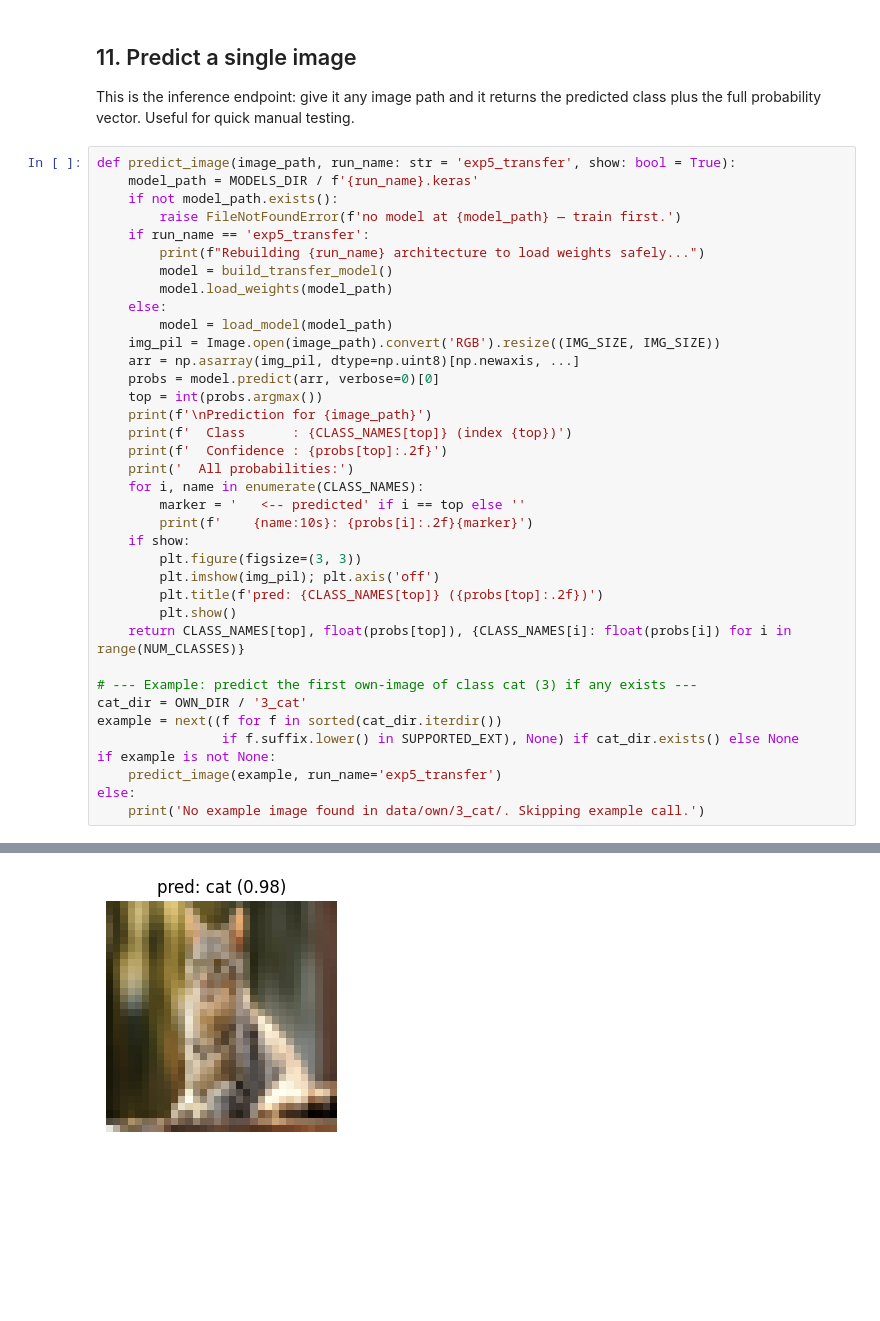
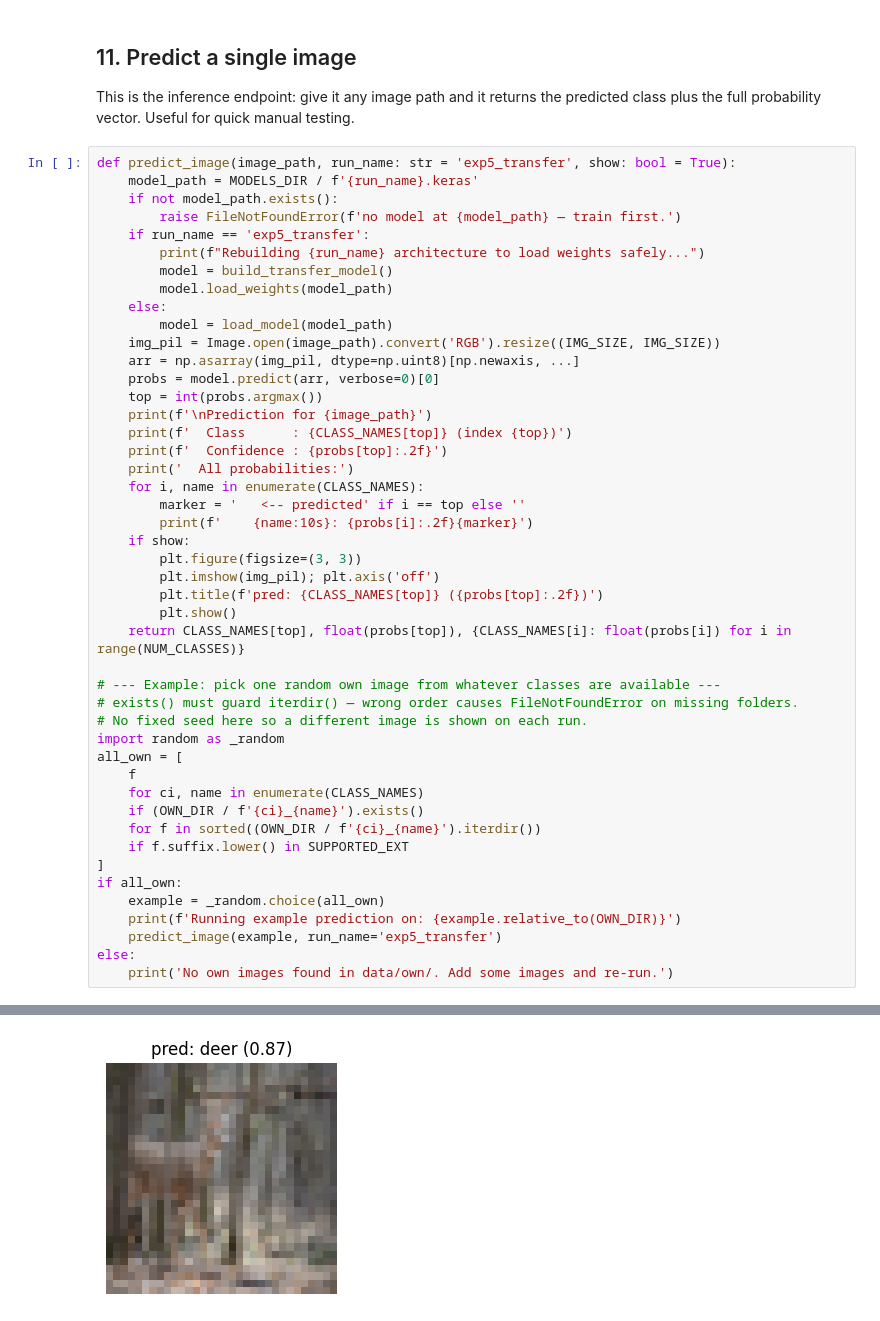
Before and after one commit to RauhoferE/AIEngineering_CIFAR-10, a Jupyter notebook: cifar_resnet50_project.ipynb, the cells around one changed output, grey strips where cells are left out. Saved outputs shown, nothing was run; the diff lists cells and outputs as text; blank space fills up the shorter version.

```diff
--- a/cifar_resnet50_project.ipynb
+++ b/cifar_resnet50_project.ipynb
@@ -1227,12 +1232,21 @@ def predict_image(image_path, run_name: str = 'exp5_transfer', show: bool = True
         plt.show()
     return CLASS_NAMES[top], float(probs[top]), {CLASS_NAMES[i]: float(probs[i]) for i in range(NUM_CLASSES)}
 
-# --- Example: predict the first own-image of class cat (3) if any exists ---
-cat_dir = OWN_DIR / '3_cat'
-example = next((f for f in sorted(cat_dir.iterdir())
-                if f.suffix.lower() in SUPPORTED_EXT), None) if cat_dir.exists() else None
-if example is not None:
+# --- Example: pick one random own image from whatever classes are available ---
+# exists() must guard iterdir() — wrong order causes FileNotFoundError on missing folders.
+# No fixed seed here so a different image is shown on each run.
+import random as _random
+all_own = [
+    f
+    for ci, name in enumerate(CLASS_NAMES)
+    if (OWN_DIR / f'{ci}_{name}').exists()
+    for f in sorted((OWN_DIR / f'{ci}_{name}').iterdir())
+    if f.suffix.lower() in SUPPORTED_EXT
+]
+if all_own:
+    example = _random.choice(all_own)
+    print(f'Running example prediction on: {example.relative_to(OWN_DIR)}')
     predict_image(example, run_name='exp5_transfer')
 else:
-    print('No example image found in data/own/3_cat/. Skipping example call.')
+    print('No own images found in data/own/. Add some images and re-run.')
 # %% [output]
@@ -1252,4 +1267,4 @@ Prediction for /content/data/own/3_cat/000001.jpg
     horse     : 0.00
     ship      : 0.00
     truck     : 0.00
-[figure, old version]
+[figure, new version]
```
Also changed, not shown: parts of 15 cells of this notebook, 32 other files.
